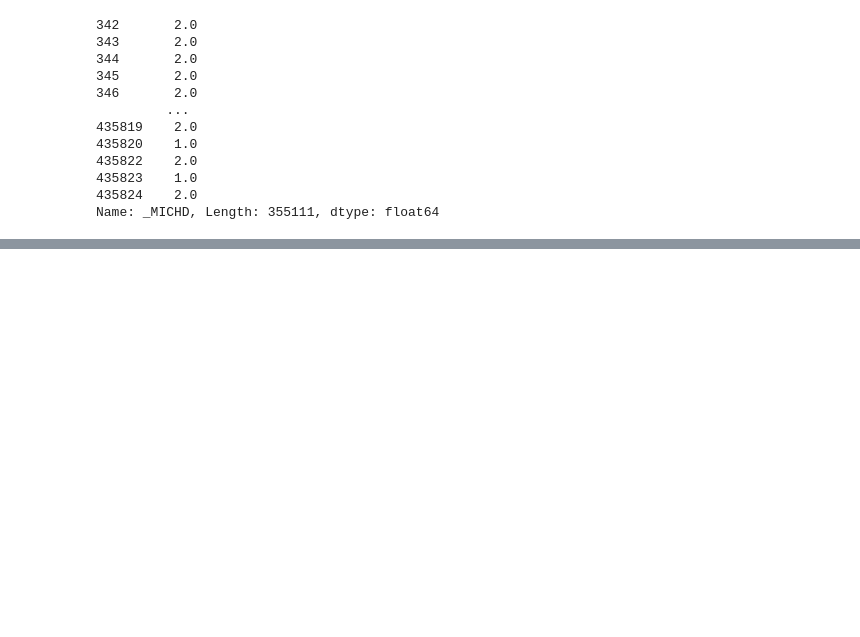
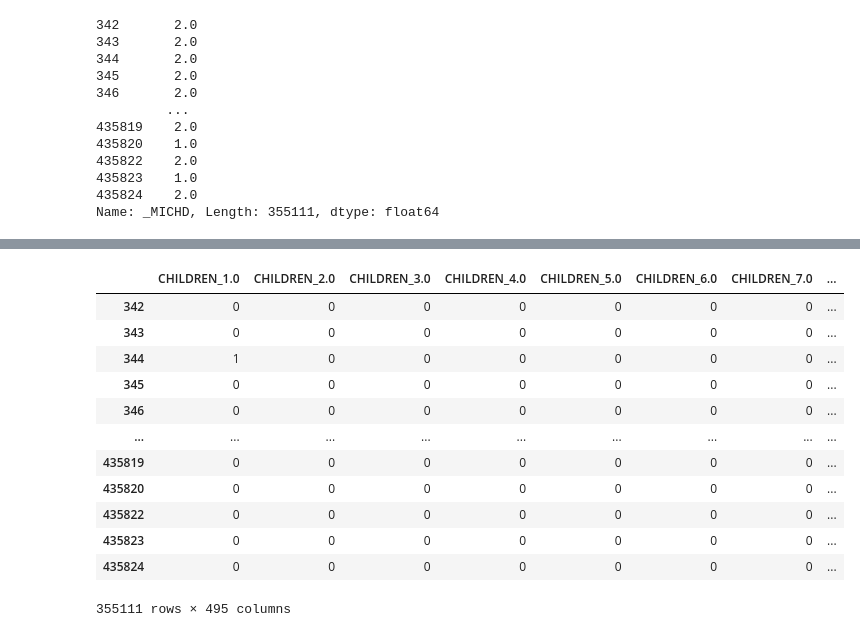
Before and after one commit to duvallar/MA384_CDSA, a Jupyter notebook: duvallar/indicators_2022/clean2022.ipynb, the cells around one changed output, grey strips where cells are left out. Drawn from its saved outputs; the diff is of its cells as text; code cells hidden in the pictures; blank space fills up the shorter version.

```diff
--- a/duvallar/indicators_2022/clean2022.ipynb
+++ b/duvallar/indicators_2022/clean2022.ipynb
@@ -486,0 +412,17 @@ MemoryError: Unable to allocate 70.1 GiB for an array with shape (211924, 355111
+# %%
+test_cat = pd.read_parquet("categoricalWithDummies.parquet")
+test_cat
+# %% [output]
+|  | CHILDREN_1.0 | CHILDREN_2.0 | CHILDREN_3.0 | CHILDREN_4.0 | CHILDREN_5.0 | CHILDREN_6.0 | CHILDREN_7.0 | ... |
+| 342 | 0 | 0 | 0 | 0 | 0 | 0 | 0 | ... |
+| 343 | 0 | 0 | 0 | 0 | 0 | 0 | 0 | ... |
+| 344 | 1 | 0 | 0 | 0 | 0 | 0 | 0 | ... |
+| 345 | 0 | 0 | 0 | 0 | 0 | 0 | 0 | ... |
+| 346 | 0 | 0 | 0 | 0 | 0 | 0 | 0 | ... |
+| ... | ... | ... | ... | ... | ... | ... | ... | ... |
+| 435819 | 0 | 0 | 0 | 0 | 0 | 0 | 0 | ... |
+| 435820 | 0 | 0 | 0 | 0 | 0 | 0 | 0 | ... |
+| 435822 | 0 | 0 | 0 | 0 | 0 | 0 | 0 | ... |
+| 435823 | 0 | 0 | 0 | 0 | 0 | 0 | 0 | ... |
+| 435824 | 0 | 0 | 0 | 0 | 0 | 0 | 0 | ... |
+355111 rows × 495 columns
```
Also changed, not shown: parts of 32 cells of this notebook, 1 other file.
